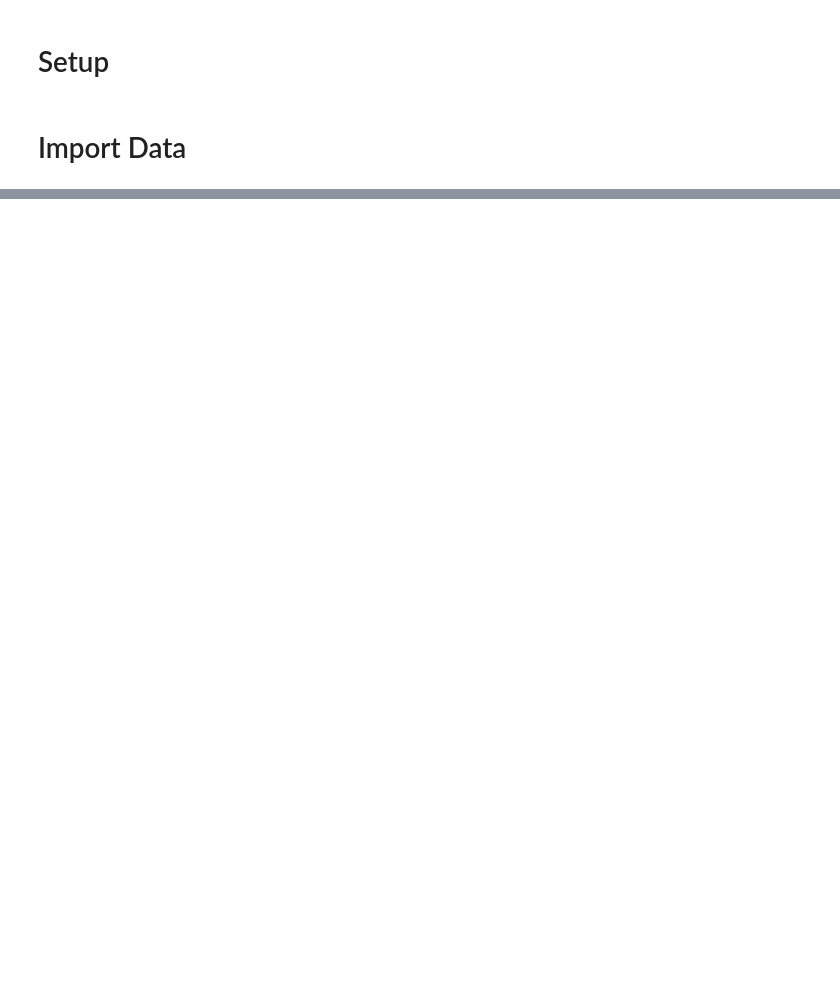
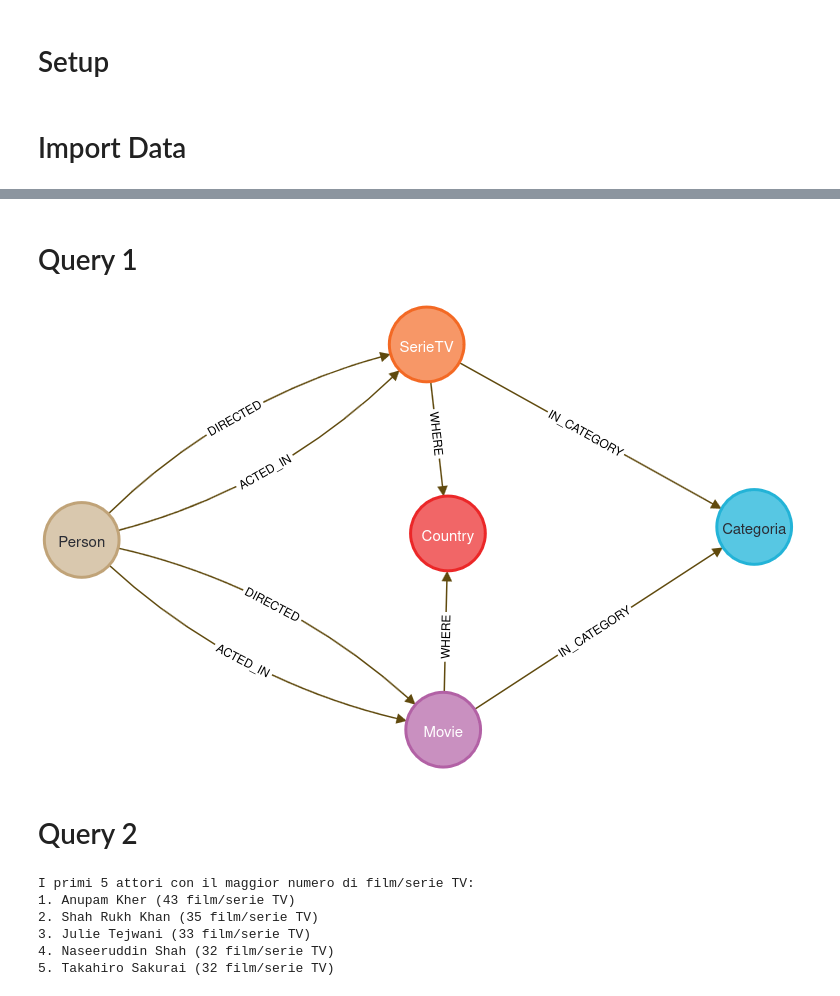
Before and after one commit to bernagit/SIEBG, a Jupyter notebook: 3-Neo4j/main.ipynb, the cells around one changed output, grey strips where cells are left out. Cells and saved outputs as stored; diff of their text form; code cells hidden in the pictures; blank space fills up the shorter version.

```diff
--- a/3-Neo4j/main.ipynb
+++ b/3-Neo4j/main.ipynb
@@ -183,0 +208,36 @@ Tutti i dati sono stati caricati con successo nel database Neo4j!
+# %% [markdown]
+# Query 1
+# %%
+# import an image and show it
+from PIL import Image
+from IPython.display import display
+
+img = Image.open('graph.png')
+display(img)
+# %% [output]
+[figure, added]
+# %% [markdown]
+# Query 2
+# %%
+# Estrarre i primi 5 attori come numero di film o serie TV a cui hanno partecipato
+
+query = """
+MATCH (p:Person)-[:ACTED_IN]->(m)
+RETURN p.name, COUNT(m) AS num_movies
+ORDER BY num_movies DESC
+LIMIT 5
+"""
+
+session = driver.session()
+result = session.run(query)
+
+print("I primi 5 attori con il maggior numero di film/serie TV:")
+for idx, record in enumerate(result):
+	print(f"{idx+1}. {record['p.name']} ({record['num_movies']} film/serie TV)")
+# %% [output]
+I primi 5 attori con il maggior numero di film/serie TV:
+1. Anupam Kher (43 film/serie TV)
+2. Shah Rukh Khan (35 film/serie TV)
+3. Julie Tejwani (33 film/serie TV)
+4. Naseeruddin Shah (32 film/serie TV)
+5. Takahiro Sakurai (32 film/serie TV)
```
Also changed, not shown: parts of 10 cells of this notebook, 2 other files.
